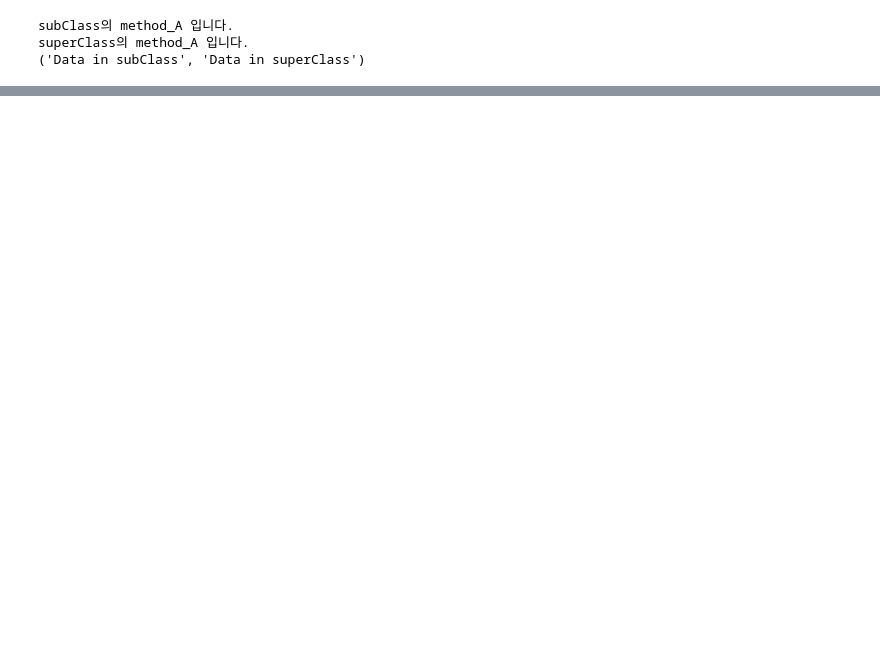
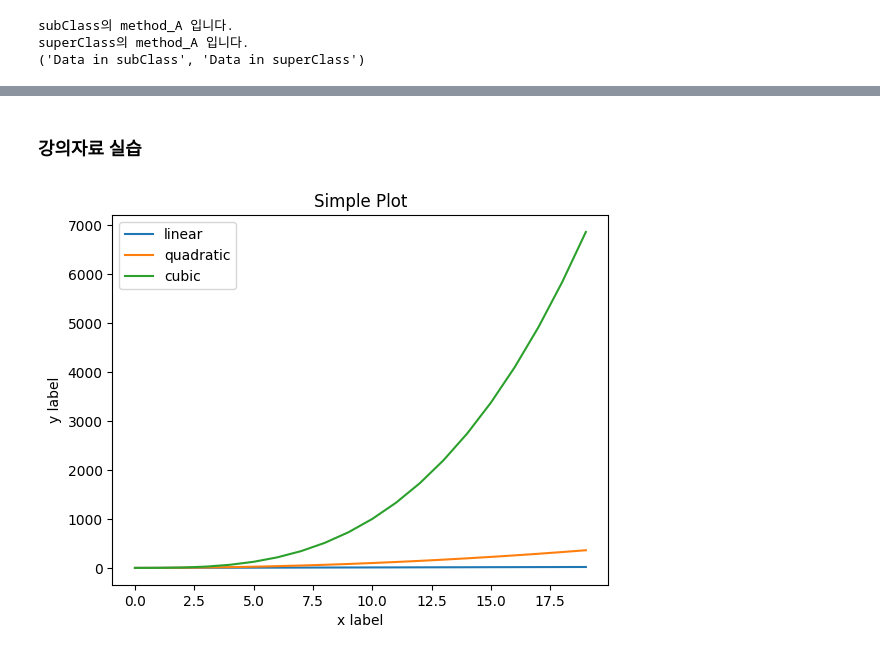
Before and after one commit to yeong3223/DSC2001, a Jupyter notebook: 데사프도움닫기.ipynb, the cells around one changed output, grey strips where cells are left out. Drawn from its saved outputs; the diff is of its cells as text; code cells hidden in the pictures; blank space fills up the shorter version.

```diff
--- a/데사프도움닫기.ipynb
+++ b/데사프도움닫기.ipynb
@@ -1584,0 +2195,19 @@ dog1.talk
+# %% [markdown]
+### 강의자료 실습
+# %%
+x = [x for x in range(20)]
+y = [x**2 for x in range(20)]
+z = [x**3 for x in range(20)]
+
+plt.plot(x,x, label='linear')
+plt.plot(x,y, label='quadratic')
+plt.plot(x,z, label='cubic')
+
+plt.xlabel('x label')
+plt.ylabel('y label')
+
+plt.title("Simple Plot")
+plt.legend()
+plt.show()
+# %% [output]
+[figure, added]
```
Also changed, not shown: parts of 114 cells of this notebook.
